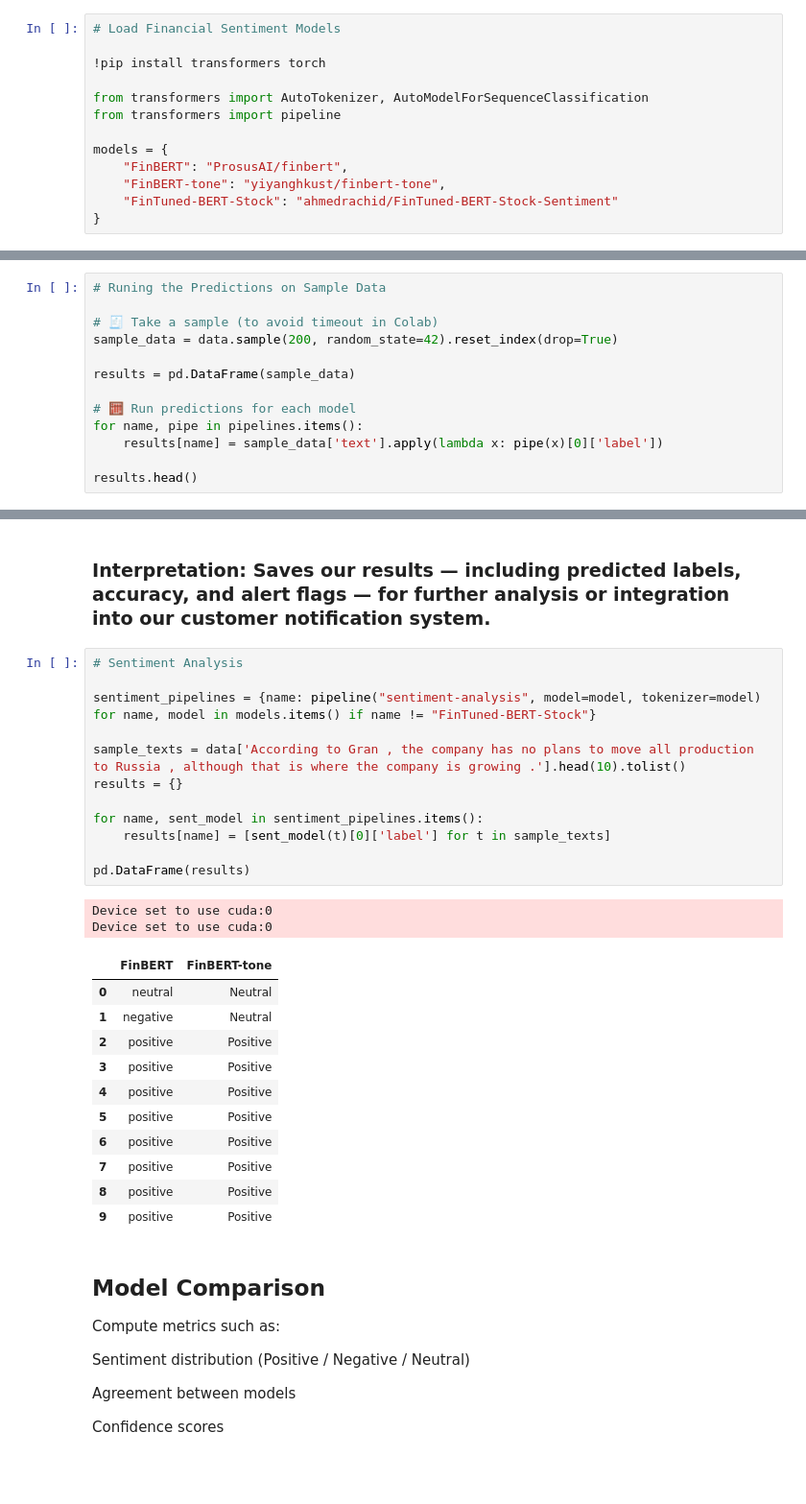
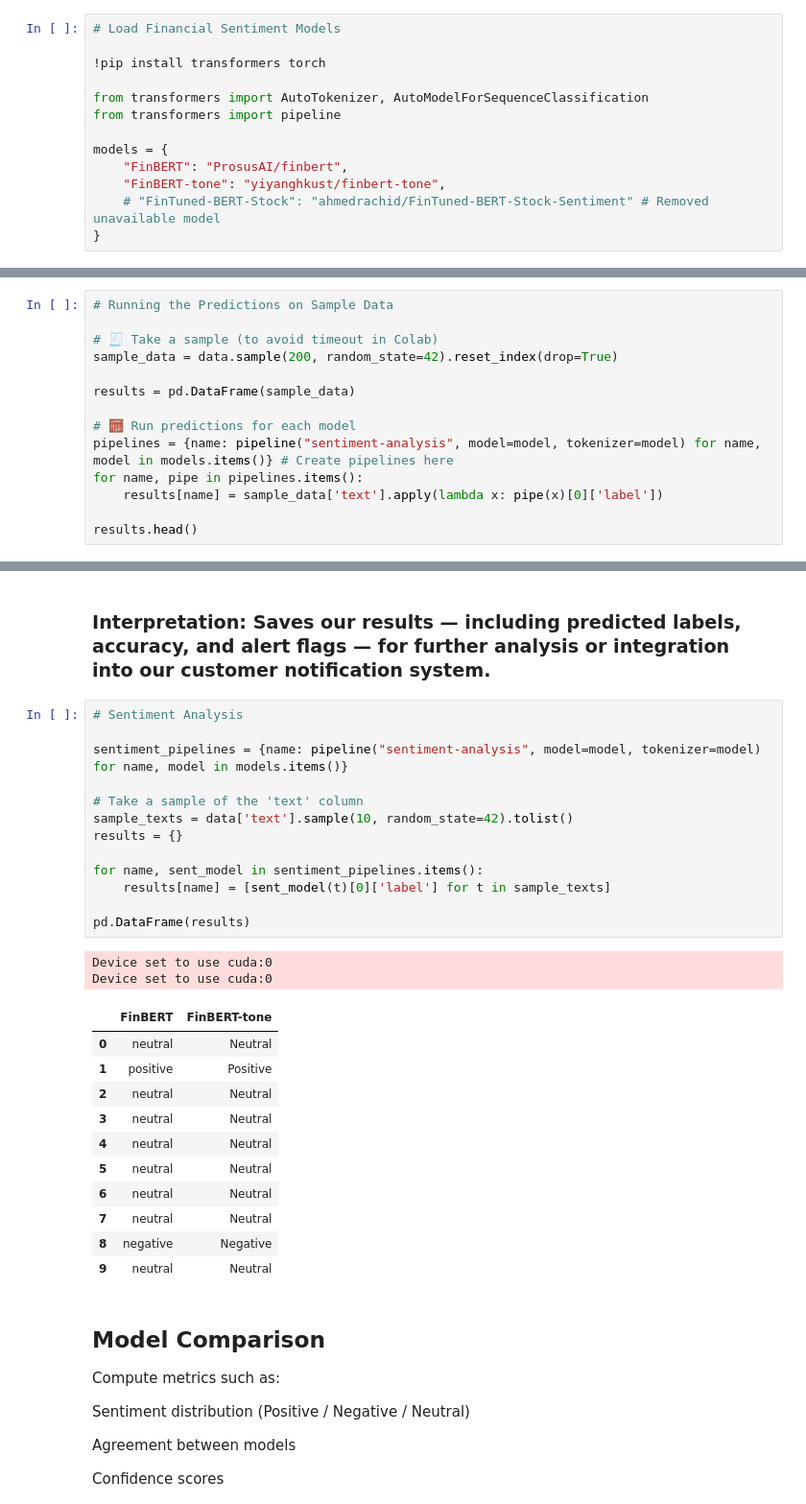
Before and after one commit to Veena24-hub/Intern-Phase-1, a Jupyter notebook: finbert.ipynb, the cells around one changed output, grey strips where cells are left out. Shown at 96% size. Cells and saved outputs as stored; diff of their text form; blank space fills up the shorter version.

```diff
--- a/finbert.ipynb
+++ b/finbert.ipynb
@@ -88,6 +91,6 @@ from transformers import pipeline
 models = {
     "FinBERT": "ProsusAI/finbert",
     "FinBERT-tone": "yiyanghkust/finbert-tone",
-    "FinTuned-BERT-Stock": "ahmedrachid/FinTuned-BERT-Stock-Sentiment"
+    # "FinTuned-BERT-Stock": "ahmedrachid/FinTuned-BERT-Stock-Sentiment" # Removed unavailable model
 }
 # %% [output]
@@ -111,7 +114,7 @@ Requirement already satisfied: certifi>=2017.4.17 in /usr/local/lib/python3.12/d
 # %% [markdown]
 ### Interpretation: We load 3 pre-trained models, all fine-tuned for finance-related text (news, earnings, etc.). pipeline() simplifies model use — it tokenizes text, runs inference, and returns sentiment labels.
 # %%
-# Runing the Predictions on Sample Data
+# Running the Predictions on Sample Data
 
 # 🧾 Take a sample (to avoid timeout in Colab)
 sample_data = data.sample(200, random_state=42).reset_index(drop=True)
@@ -119,6 +122,7 @@ sample_data = data.sample(200, random_state=42).reset_index(drop=True)
 results = pd.DataFrame(sample_data)
 
 # 🧮 Run predictions for each model
+pipelines = {name: pipeline("sentiment-analysis", model=model, tokenizer=model) for name, model in models.items()} # Create pipelines here
 for name, pipe in pipelines.items():
     results[name] = sample_data['text'].apply(lambda x: pipe(x)[0]['label'])
 
@@ -240,29 +247,30 @@ print("✅ Results saved as sentiment_model_comparison_with_alerts.csv")
 # %%
 # Sentiment Analysis
 
-sentiment_pipelines = {name: pipeline("sentiment-analysis", model=model, tokenizer=model) for name, model in models.items() if name != "FinTuned-BERT-Stock"}
+sentiment_pipelines = {name: pipeline("sentiment-analysis", model=model, tokenizer=model) for name, model in models.items()}
 
-sample_texts = data['According to Gran , the company has no plans to move all production to Russia , although that is where the company is growing .'].head(10).tolist()
+# Take a sample of the 'text' column
+sample_texts = data['text'].sample(10, random_state=42).tolist()
 results = {}
 
 for name, sent_model in sentiment_pipelines.items():
     results[name] = [sent_model(t)[0]['label'] for t in sample_texts]
 
 pd.DataFrame(results)
 # %% [output]
 Device set to use cuda:0
 Device set to use cuda:0
 |  | FinBERT | FinBERT-tone |
 | 0 | neutral | Neutral |
-| 1 | negative | Neutral |
-| 2 | positive | Positive |
-| 3 | positive | Positive |
-| 4 | positive | Positive |
-| 5 | positive | Positive |
-| 6 | positive | Positive |
-| 7 | positive | Positive |
-| 8 | positive | Positive |
-| 9 | positive | Positive |
+| 1 | positive | Positive |
+| 2 | neutral | Neutral |
+| 3 | neutral | Neutral |
+| 4 | neutral | Neutral |
+| 5 | neutral | Neutral |
+| 6 | neutral | Neutral |
+| 7 | neutral | Neutral |
+| 8 | negative | Negative |
+| 9 | neutral | Neutral |
 # %% [markdown]
 ## Model Comparison
 
```
Also changed, not shown: parts of 16 cells of this notebook.
